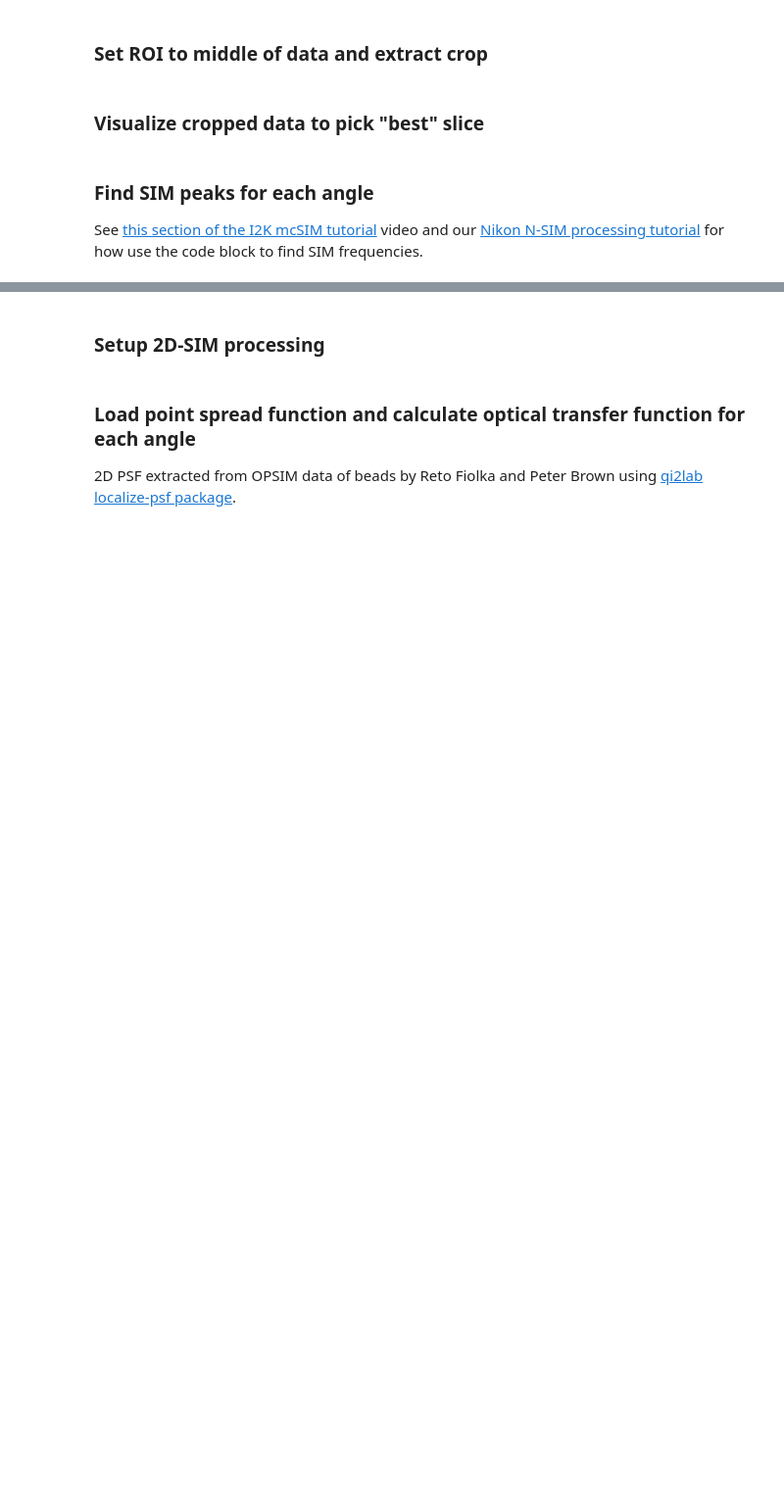
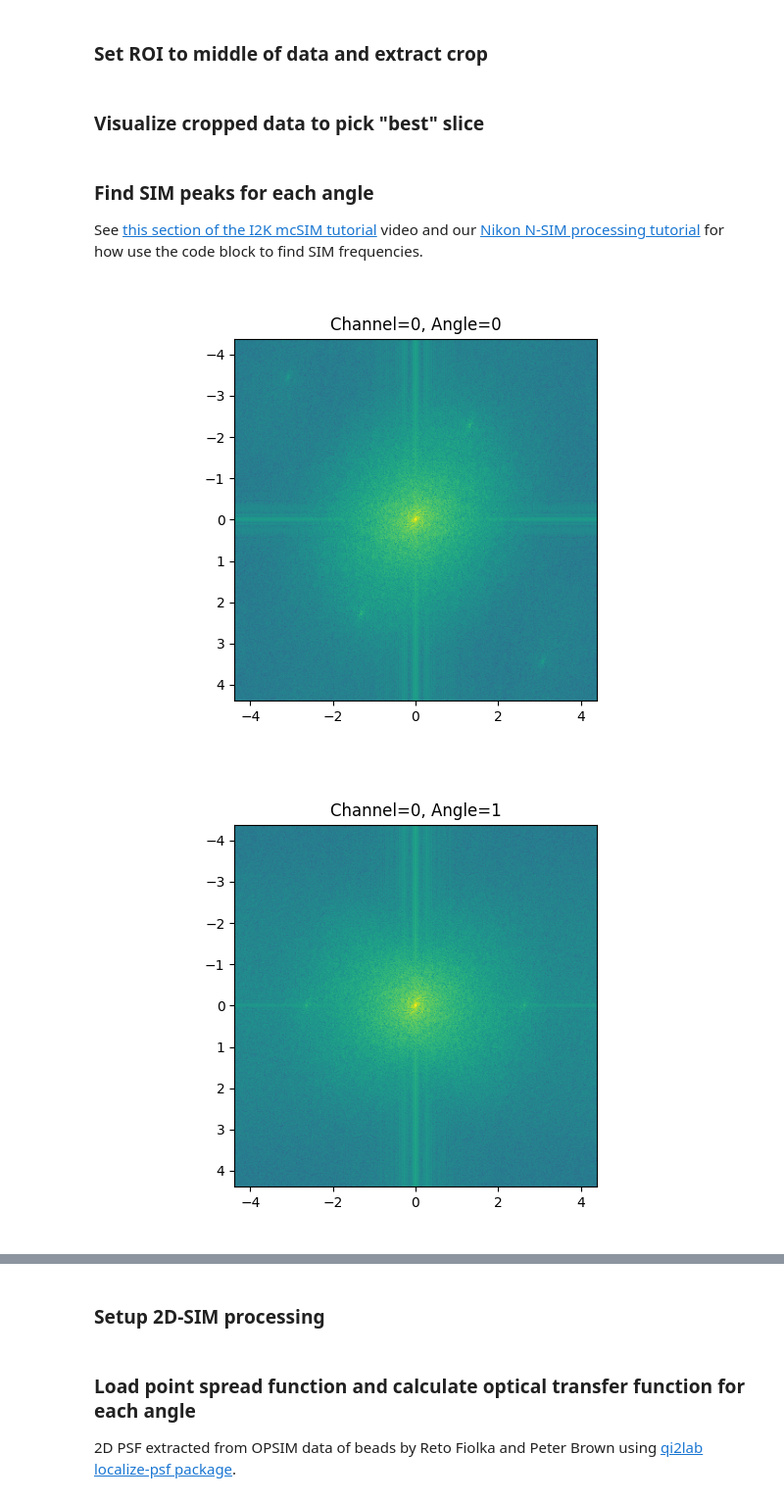
Before and after one commit to QI2lab/I2K2022-SIM, a Jupyter notebook: example_005_OPSIM.ipynb, the cells around one changed output, grey strips where cells are left out. Shown at 98% size. Saved outputs shown, nothing was run; the diff lists cells and outputs as text; code cells hidden in the pictures; blank space fills up the shorter version.

```diff
--- a/example_005_OPSIM.ipynb
+++ b/example_005_OPSIM.ipynb
@@ -30,7 +30,7 @@ import itk
 # %% [markdown]
 ### Define data paths to raw OPSIM stack and 2D PSF extracted from many beads
 # %%
-opsim_file_path = Path("data", "example_005", "raw_data", "1_CH00_000000.tif")
+opsim_file_path = Path("data", "example_005", "raw_data", "Mito", "1_CH00_000000.tif")
 psf_file_path = Path("example005_resources", "psf2d.tif")
 # %% [markdown]
 ### Define experimental metadata
@@ -39,9 +39,9 @@ psf_file_path = Path("example005_resources", "psf2d.tif")
 n_colors = 1
 n_angles = 3
 n_phases = 3
-ns = 220
-ny = 256
-nx = 896
+ns = 251
+ny = 200
+nx = 1024
 pixel_size = 0.114 # um
 ds = 0.320 # um - scan step size, not coverslip z
 na = 1.0 # Snouty NA
@@ -274,12 +287,10 @@ for channel_idx in range(n_colors):
     for angle_idx in range(n_angles):
         for phase_idx in range(n_phases):
             if angle_idx == 0:
-                result_image_transformix = itk.transformix_filter(rotated_coverslip_opsim_images[channel_idx,angle_idx,phase_idx,:,:,:].astype(np.float32),result_transform_parameters_a000_to_a001_rigid)
-                result_image_transformix = itk.transformix_filter(result_image_transformix.astype(np.float32),result_transform_parameters_a000_to_a001_affine)
+                result_image_transformix = itk.transformix_filter(rotated_coverslip_opsim_images[channel_idx,angle_idx,phase_idx,:,:,:].astype(np.float32),result_transform_parameters_a000_to_a001)
                 rotated_coverslip_opsim_images[channel_idx,angle_idx,phase_idx,:,:,:]=result_image_transformix.astype(np.uint16)
             elif angle_idx == 2:
-                result_image_transformix = itk.transformix_filter(rotated_coverslip_opsim_images[channel_idx,angle_idx,phase_idx,:,:,:].astype(np.float32),result_transform_parameters_a002_to_a001_rigid)
-                result_image_transformix = itk.transformix_filter(result_image_transformix.astype(np.float32),result_transform_parameters_a002_to_a001_affine)
+                result_image_transformix = itk.transformix_filter(rotated_coverslip_opsim_images[channel_idx,angle_idx,phase_idx,:,:,:].astype(np.float32),result_transform_parameters_a002_to_a001)
                 rotated_coverslip_opsim_images[channel_idx,angle_idx,phase_idx,:,:,:]=result_image_transformix.astype(np.uint16)
 # %% [markdown]
 ### Visualize registered deskewed images in coverslip reference frame
@@ -299,12 +310,13 @@ viewer.dims.axis_labels = ['c','a','p','z','y','x']
 ### Set ROI to middle of data and extract crop
 # %%
 # set yx width of ROI
-roi_sy=389
-roi_sx=389
+roi_sy=399
+roi_sx=399
 roi = rois.get_centered_roi([rotated_coverslip_opsim_images.shape[4]//2, rotated_coverslip_opsim_images.shape[5]//2], [roi_sy, roi_sx])
 
-z_roi_low = 50
-z_roi_high = 130
+# set these using the z slices that contain data from the Napari preview window above
+z_roi_low = 25
+z_roi_high = 100
 
 # extract crop
 opsim_images_to_process = rotated_coverslip_opsim_images[:,:,:,z_roi_low:z_roi_high,roi[0]:roi[1],roi[2]:roi[3]]
@@ -333,28 +345,32 @@ See [this section of the I2K mcSIM tutorial](https://youtu.be/mDar-MjMtW0?t=6421
 # %%
 %matplotlib widget
 
-# set "best" slice as determined from data
-z_center_idx=15
+# set "test" slice as determined from data
+# chose a z slice with lots of data so that the SIM peaks are visible
+z_test_idx=20
 
 for ch_idx in range(n_colors):
 
     # extract iamges
-    image_set = opsim_images_to_process[ch_idx,:,:,z_center_idx,:,:]
+    image_set = opsim_images_to_process[ch_idx,:,:,z_test_idx,:,:]
 
     # calculate FFTs on grid with correct spatial dimensions
     dx = np.round(coverslip_dx,3)
     dy = np.round(coverslip_dy,3)
     nx = nx_cropped
     ny = ny_cropped
     fxs = analysis_tools.get_fft_frqs(nx, dx)
     df = fxs[1] - fxs[0]
     fys = analysis_tools.get_fft_frqs(ny, dy)
     ff = np.sqrt(np.expand_dims(fxs, axis=0)**2 + np.expand_dims(fys, axis=1)**2)
     for ii in range(image_set.shape[0]):
         ft = fft.fftshift(fft.fft2(fft.ifftshift(np.squeeze(image_set[ii, 0, :]))))
 
         figh = plt.figure()
         plt.title('Channel='+str(ch_idx)+", Angle="+str(ii))
         plt.imshow(np.abs(ft), norm=PowerNorm(gamma=0.1,vmin=65,vmax=1.5e7),
                     extent=[fxs[0] - 0.5 * df, fxs[-1] + 0.5 * df, fys[-1] + 0.5 * df, fys[0] - 0.5 * df])
         plt.show()
+# %% [output]
+[figure, added]
+[figure, added]
```
Also changed, not shown: parts of 14 cells of this notebook.
